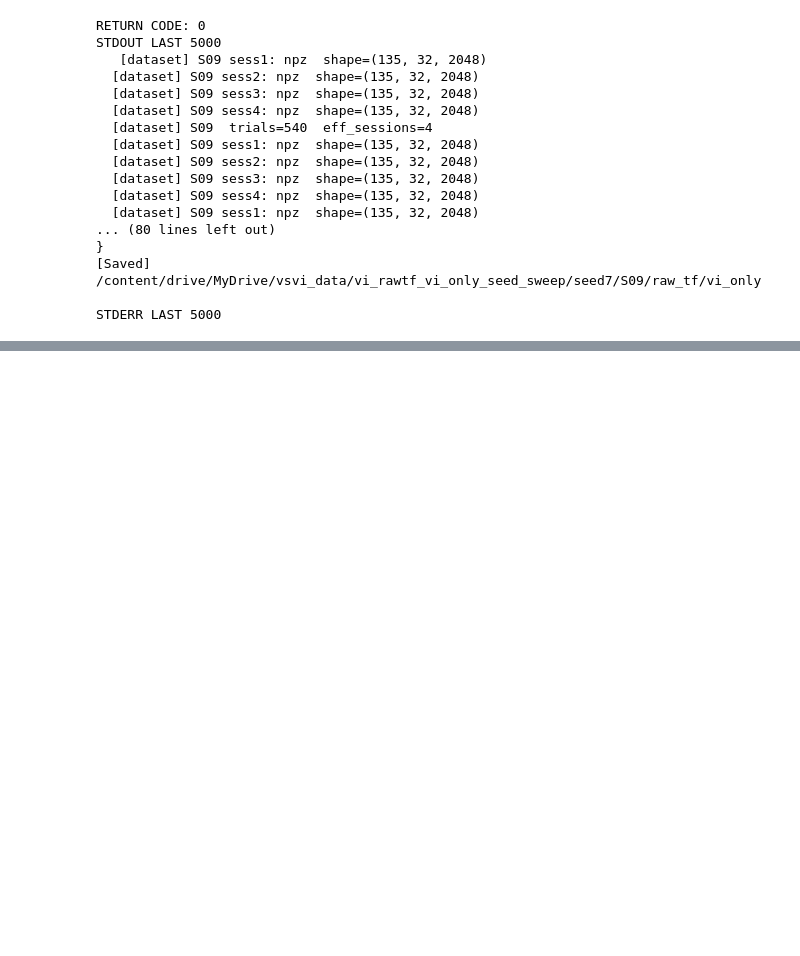
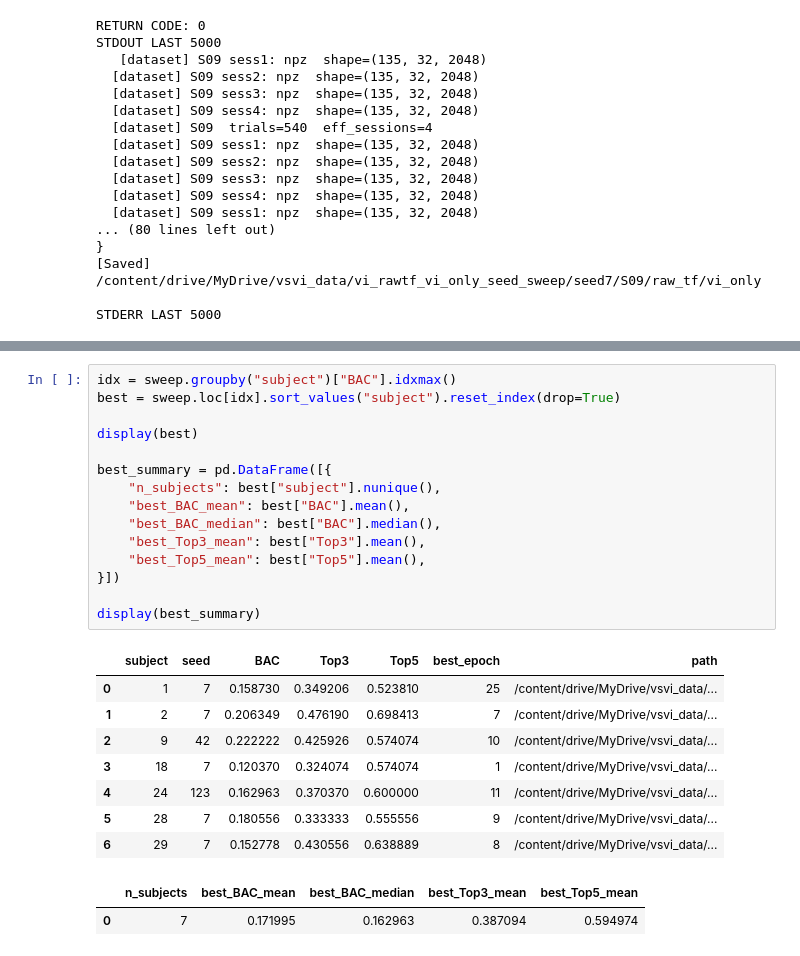
Before and after one commit to heegyukim4043/test_diffusion_EEG_visualstim_image, a Jupyter notebook: colab_next_priority_runs.ipynb, the cells around one changed output, grey strips where cells are left out. Saved outputs shown, nothing was run; the diff lists cells and outputs as text; blank space fills up the shorter version.

```diff
--- a/colab_next_priority_runs.ipynb
+++ b/colab_next_priority_runs.ipynb
@@ -3179,0 +3294,26 @@ for p in metrics:
+# %%
+idx = sweep.groupby("subject")["BAC"].idxmax()
+best = sweep.loc[idx].sort_values("subject").reset_index(drop=True)
+
+display(best)
+
+best_summary = pd.DataFrame([{
+    "n_subjects": best["subject"].nunique(),
+    "best_BAC_mean": best["BAC"].mean(),
+    "best_BAC_median": best["BAC"].median(),
+    "best_Top3_mean": best["Top3"].mean(),
+    "best_Top5_mean": best["Top5"].mean(),
+}])
+
+display(best_summary)
+# %% [output]
+|  | subject | seed | BAC | Top3 | Top5 | best_epoch | path |
+| 0 | 1 | 7 | 0.158730 | 0.349206 | 0.523810 | 25 | /content/drive/MyDrive/vsvi_data/... |
+| 1 | 2 | 7 | 0.206349 | 0.476190 | 0.698413 | 7 | /content/drive/MyDrive/vsvi_data/... |
+| 2 | 9 | 42 | 0.222222 | 0.425926 | 0.574074 | 10 | /content/drive/MyDrive/vsvi_data/... |
+| 3 | 18 | 7 | 0.120370 | 0.324074 | 0.574074 | 1 | /content/drive/MyDrive/vsvi_data/... |
+| 4 | 24 | 123 | 0.162963 | 0.370370 | 0.600000 | 11 | /content/drive/MyDrive/vsvi_data/... |
+| 5 | 28 | 7 | 0.180556 | 0.333333 | 0.555556 | 9 | /content/drive/MyDrive/vsvi_data/... |
+| 6 | 29 | 7 | 0.152778 | 0.430556 | 0.638889 | 8 | /content/drive/MyDrive/vsvi_data/... |
+|  | n_subjects | best_BAC_mean | best_BAC_median | best_Top3_mean | best_Top5_mean |
+| 0 | 7 | 0.171995 | 0.162963 | 0.387094 | 0.594974 |
```
Also changed, not shown: parts of 15 cells of this notebook.
